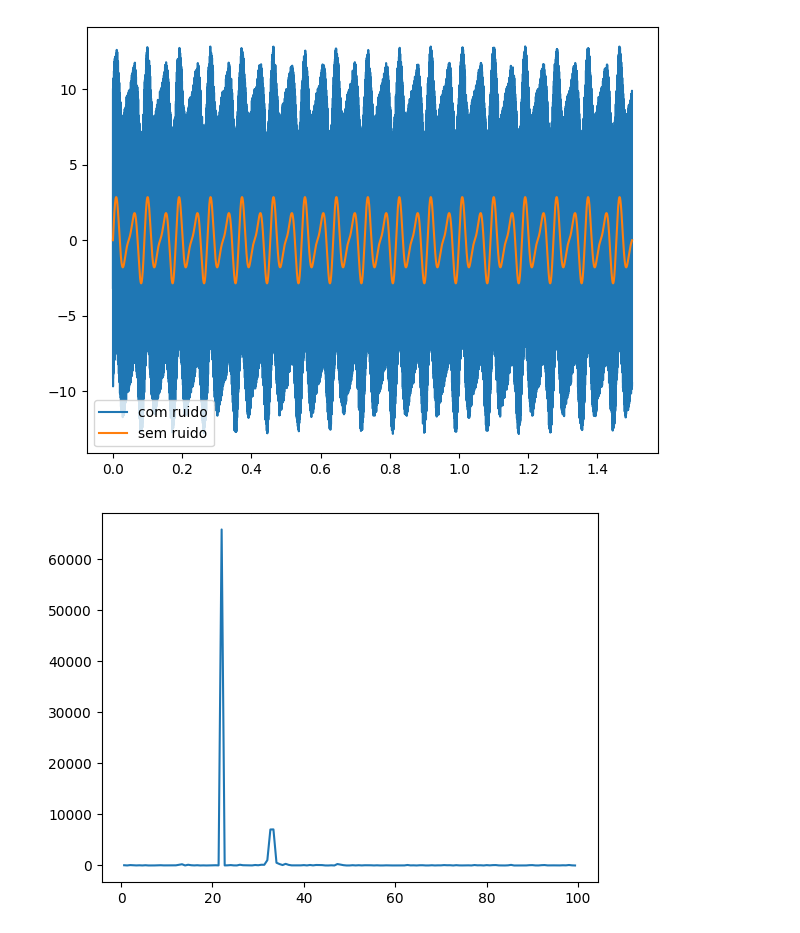
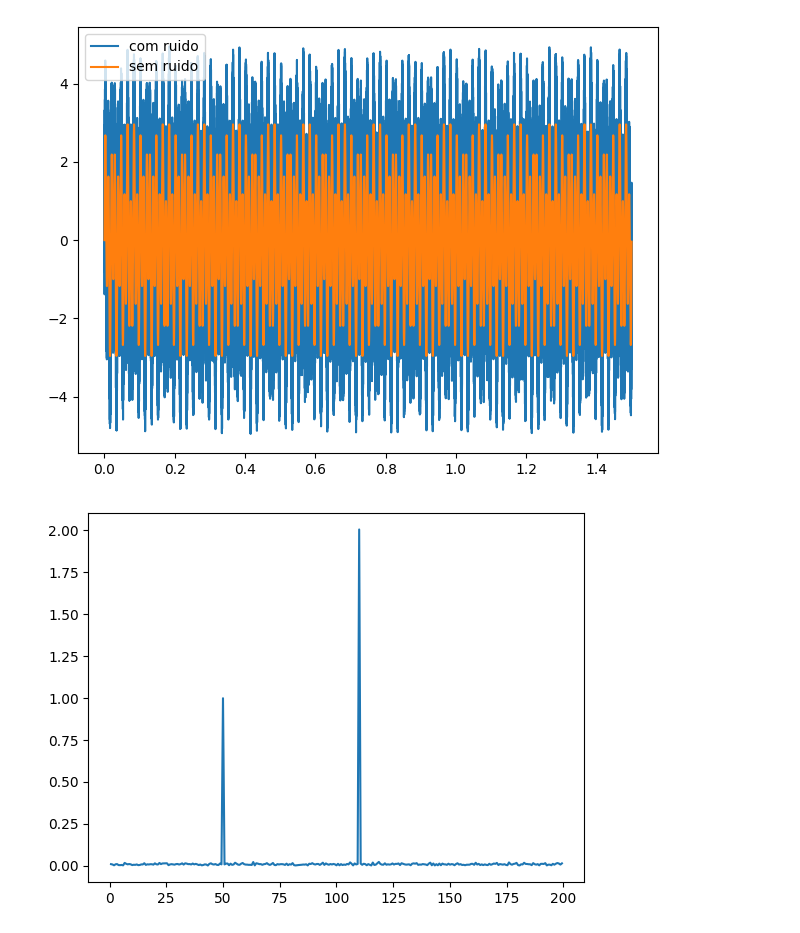
Before and after one commit to andresroliveira/FourierAnalysis, a Jupyter notebook: application.ipynb, the cells around one changed output. Cells and saved outputs as stored; diff of their text form; code cells hidden in the pictures.

```diff
--- a/application.ipynb
+++ b/application.ipynb
@@ -8,10 +8,10 @@ dt = 1/samplerate
 t = np.arange(start = 0, stop = 1.5, step = dt)
 n = len(t)
 # %%
-signal = 2*np.sin(22 * 2*np.pi * t) + np.sin(33 * 2*np.pi * t)
+signal = 2*np.sin(110 * 2*np.pi * t) + np.sin(50 * 2*np.pi * t)
 original_signal = signal.copy()
 
-signal = signal + 10*(2*np.random.rand(n) - 1)
+signal = signal + 2*(2*np.random.rand(n) - 1)
 # %%
 plt.plot(t, signal, label = 'com ruido')
 plt.plot(t, original_signal, label = 'sem ruido')
@@ -19,15 +19,15 @@ plt.legend()
 plt.tight_layout()
 plt.show()
 # %% [output]
-[figure, old version]
+[figure, new version]
 # %%
 signal_hat = np.fft.fft(signal)
 freq_signal = np.fft.fftfreq(n, d = dt)
-signal_hat_abs = np.abs(signal_hat)**2 / n
+signal_hat_abs = 2*np.abs(signal_hat) / n
 # %%
-L = np.logical_and(freq_signal > 0, freq_signal < 100)
+L = np.logical_and(freq_signal > 0, freq_signal < 200)
 plt.plot(freq_signal[L], signal_hat_abs[L])
 plt.show()
 # %% [output]
-[figure, old version]
+[figure, new version]
 # %%
```
Also changed, not shown: parts of 2 cells of this notebook.
